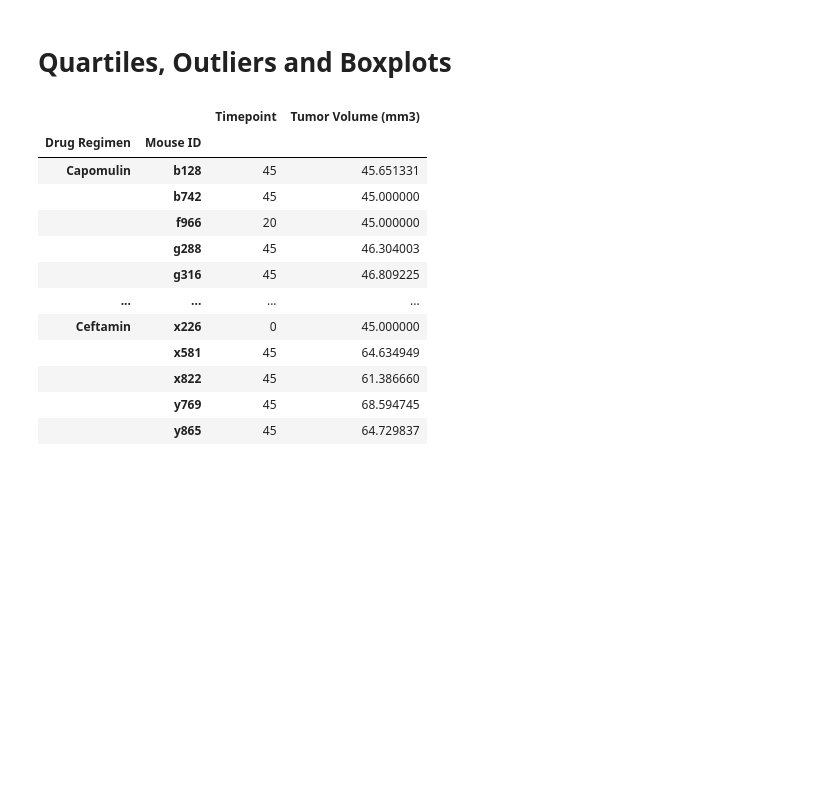
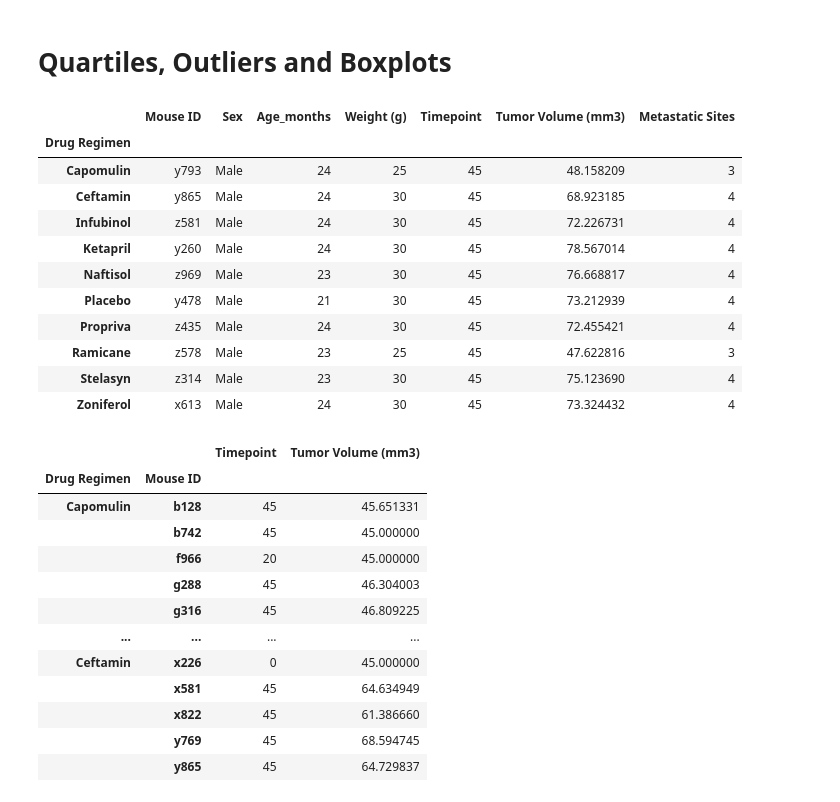
Before and after one commit to WayneJ2/Matplotlib-challenge, a Jupyter notebook: MatplotlibCode.ipynb, the cells around one changed output. Drawn from its saved outputs; the diff is of its cells as text; code cells hidden in the pictures; blank space fills up the shorter version.

```diff
--- a/MatplotlibCode.ipynb
+++ b/MatplotlibCode.ipynb
@@ -164,7 +164,20 @@ plt.tight_layout()
 # %% [markdown]
 # Quartiles, Outliers and Boxplots
 # %%
-cleanData_df
+cleanData_df.groupby("Drug Regimen").max()
+# %% [output]
+|  | Mouse ID | Sex | Age_months | Weight (g) | Timepoint | Tumor Volume (mm3) | Metastatic Sites |
+| Drug Regimen |  |  |  |  |  |  |  |
+| Capomulin | y793 | Male | 24 | 25 | 45 | 48.158209 | 3 |
+| Ceftamin | y865 | Male | 24 | 30 | 45 | 68.923185 | 4 |
+| Infubinol | z581 | Male | 24 | 30 | 45 | 72.226731 | 4 |
+| Ketapril | y260 | Male | 24 | 30 | 45 | 78.567014 | 4 |
+| Naftisol | z969 | Male | 23 | 30 | 45 | 76.668817 | 4 |
+| Placebo | y478 | Male | 21 | 30 | 45 | 73.212939 | 4 |
+| Propriva | z435 | Male | 24 | 30 | 45 | 72.455421 | 4 |
+| Ramicane | z578 | Male | 23 | 25 | 45 | 47.622816 | 3 |
+| Stelasyn | z314 | Male | 23 | 30 | 45 | 75.123690 | 4 |
+| Zoniferol | x613 | Male | 24 | 30 | 45 | 73.324432 | 4 |
 # %%
 # Start by getting the last (greatest) timepoint for each mouse
 # Put treatments into a list for for loop (and later for plot labels)
```
Also changed, not shown: parts of 5 cells of this notebook.
